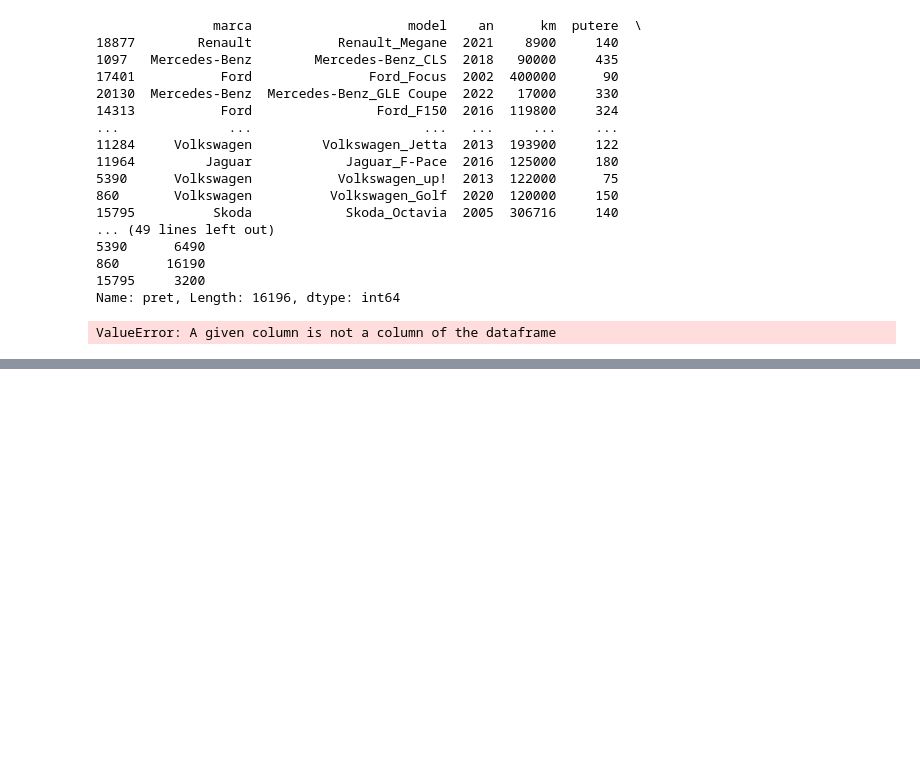
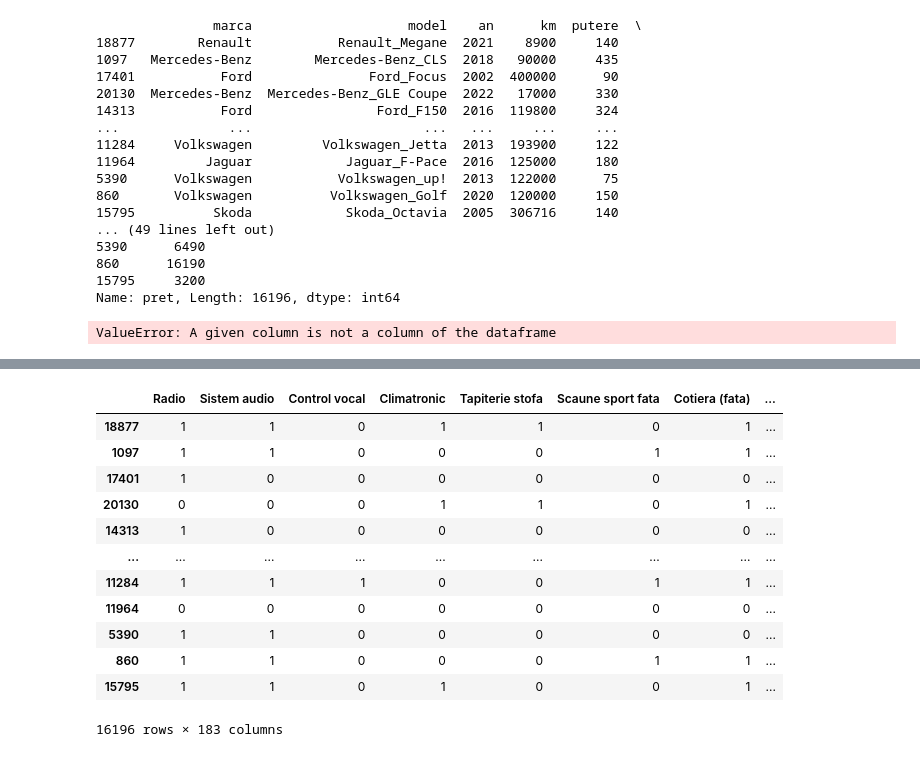
Before and after one commit to horatiuwest/PredictionExerciseCarPrices, a Jupyter notebook: Prediction.ipynb, the cells around one changed output, grey strips where cells are left out. Cells and saved outputs as stored; diff of their text form; code cells hidden in the pictures; blank space fills up the shorter version.

```diff
--- a/Prediction.ipynb
+++ b/Prediction.ipynb
@@ -110,0 +266,16 @@ ValueError: A given column is not a column of the dataframe
+# %%
+features[all_addons]
+# %% [output]
+|  | Radio | Sistem audio | Control vocal | Climatronic | Tapiterie stofa | Scaune sport fata | Cotiera (fata) | ... |
+| 18877 | 1 | 1 | 0 | 1 | 1 | 0 | 1 | ... |
+| 1097 | 1 | 1 | 0 | 0 | 0 | 1 | 1 | ... |
+| 17401 | 1 | 0 | 0 | 0 | 0 | 0 | 0 | ... |
+| 20130 | 0 | 0 | 0 | 1 | 1 | 0 | 1 | ... |
+| 14313 | 1 | 0 | 0 | 0 | 0 | 0 | 0 | ... |
+| ... | ... | ... | ... | ... | ... | ... | ... | ... |
+| 11284 | 1 | 1 | 1 | 0 | 0 | 1 | 1 | ... |
+| 11964 | 0 | 0 | 0 | 0 | 0 | 0 | 0 | ... |
+| 5390 | 1 | 1 | 0 | 0 | 0 | 0 | 0 | ... |
+| 860 | 1 | 1 | 0 | 0 | 0 | 1 | 1 | ... |
+| 15795 | 1 | 1 | 0 | 1 | 0 | 0 | 1 | ... |
+16196 rows × 183 columns
```
Also changed, not shown: parts of 20 cells of this notebook, 3 other files.
